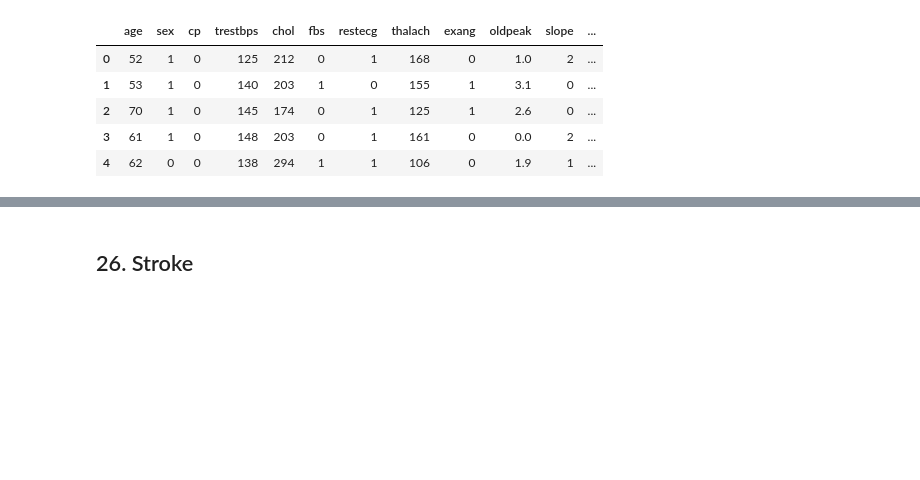
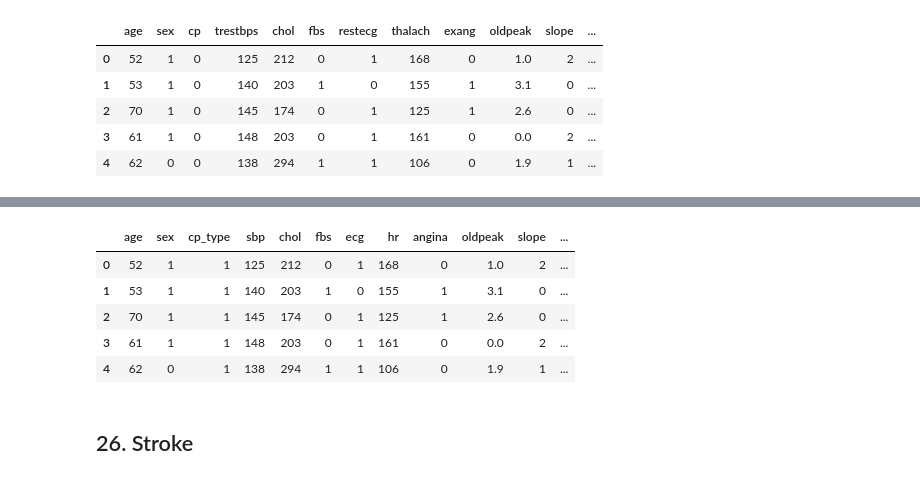
Before and after one commit to PATRECOG-RaoTamMakKwaPeudSSR/multidataset-health, a Jupyter notebook: main.ipynb, the cells around one changed output, grey strips where cells are left out. Saved outputs shown, nothing was run; the diff lists cells and outputs as text; code cells hidden in the pictures; blank space fills up the shorter version.

```diff
--- a/main.ipynb
+++ b/main.ipynb
@@ -55,3 +136,32 @@ df_heart.head()
+# %%
+
+def preprocess_heart(df: pd.DataFrame) -> pd.DataFrame:
+    df_new = df.copy()
+
+    # Rename columns
+    df_new.rename(columns={
+        "cp": "cp_type",
+        "trestbps": "sbp",
+        "restecg": "ecg",
+        "thalach": "hr",
+        "exang": "angina",
+        "ca": "mv"
+    }, inplace=True)
+
+    # Change cp_type values: 0 -> 1 (typical angina), 1 -> 2 (atypical angina), 2 -> 3 (non-anginal pain), 3 -> 4 (asymptomatic)
+    df_new['cp_type'] = df_new['cp_type'].map({0: 1, 1: 2, 2: 3, 3: 4})
+
+    return df_new
+# %%
+df_preprocessed_heart = preprocess_heart(df_heart)
+df_preprocessed_heart.head()
+# %% [output]
+|  | age | sex | cp_type | sbp | chol | fbs | ecg | hr | angina | oldpeak | slope | ... |
+| 0 | 52 | 1 | 1 | 125 | 212 | 0 | 1 | 168 | 0 | 1.0 | 2 | ... |
+| 1 | 53 | 1 | 1 | 140 | 203 | 1 | 0 | 155 | 1 | 3.1 | 0 | ... |
+| 2 | 70 | 1 | 1 | 145 | 174 | 0 | 1 | 125 | 1 | 2.6 | 0 | ... |
+| 3 | 61 | 1 | 1 | 148 | 203 | 0 | 1 | 161 | 0 | 0.0 | 2 | ... |
+| 4 | 62 | 0 | 1 | 138 | 294 | 1 | 1 | 106 | 0 | 1.9 | 1 | ... |
 # %% [markdown]
 ## 26. Stroke
 # %%
```
Also changed, not shown: parts of 5 cells of this notebook.
